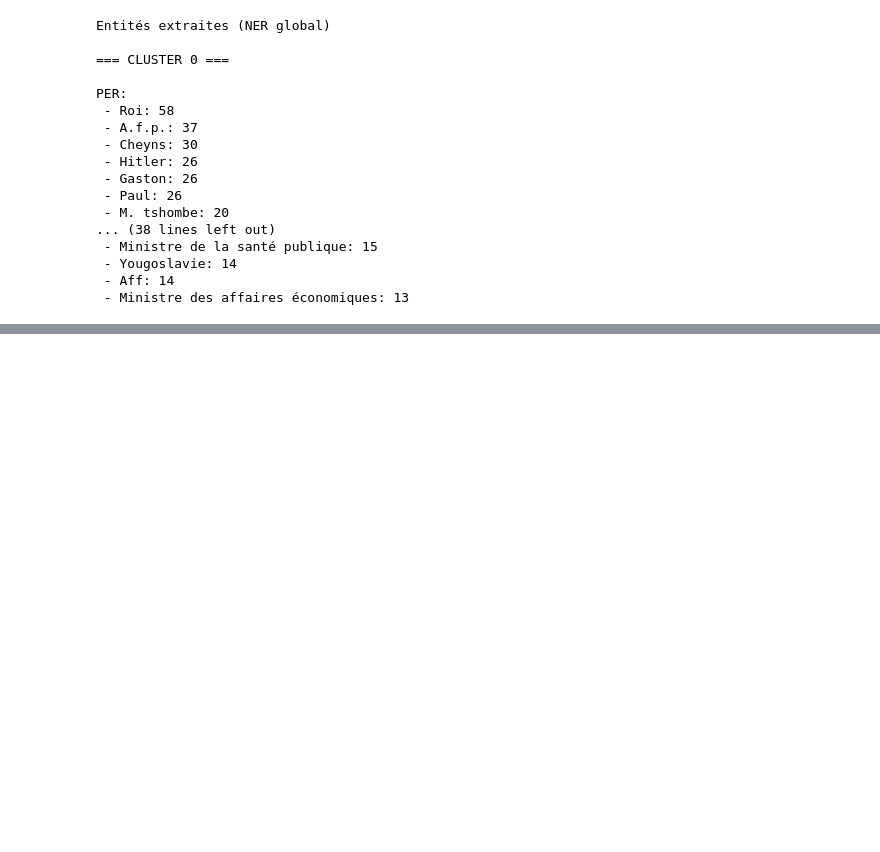
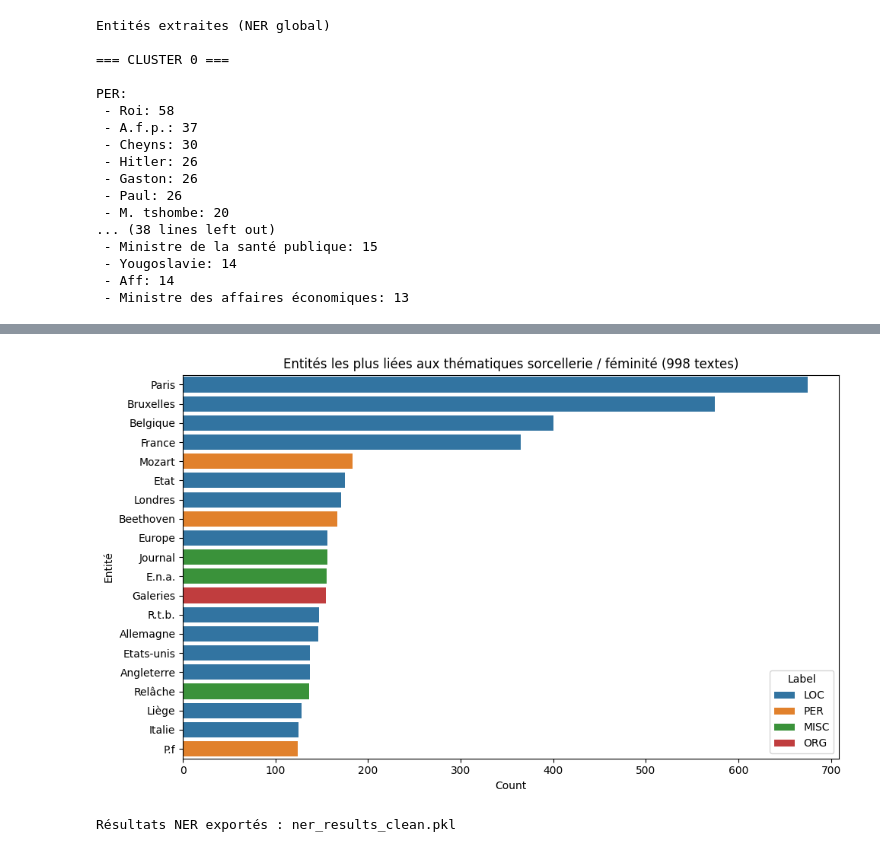
Before and after one commit to IlariaFa/tac, a Jupyter notebook: tps/tp4/s5_ner.ipynb, the cells around one changed output, grey strips where cells are left out. Drawn from its saved outputs; the diff is of its cells as text; code cells hidden in the pictures; blank space fills up the shorter version.

```diff
--- a/tps/tp4/s5_ner.ipynb
+++ b/tps/tp4/s5_ner.ipynb
@@ -466,0 +498,45 @@ PER:
+# %%
+# ============================
+# 10. Cooccurrence avec les thématiques centrales
+# ============================
+theme_words = {"sorcière", "sorcellerie", "féminisme", "femme", "procès", "witch"}
+theme_cooc = Counter()
+
+for text, ents in zip(texts, df_ner["entities"]):
+    text_lower = text.lower()
+    if any(w in text_lower for w in theme_words):
+        for ent, label in ents:
+            theme_cooc[(ent, label)] += 1
+
+top_theme = theme_cooc.most_common(20)
+
+df_theme = pd.DataFrame(top_theme, columns=["Entité", "Count"])
+df_theme["Label"] = df_theme["Entité"].apply(lambda x: x[1])
+df_theme["Entité"] = df_theme["Entité"].apply(lambda x: x[0])
+# %%
+# ============================
+# 11. Visualisation
+# ============================
+plt.figure(figsize=(10, 6))
+sns.barplot(data=df_theme, x="Count", y="Entité", hue="Label")
+plt.title("Entités les plus liées aux thématiques sorcellerie / féminité (998 textes)")
+plt.tight_layout()
+plt.show()
+# %% [output]
+[figure, added]
+# %%
+# ============================
+# 12. Export des résultats
+# ============================
+export_data = {
+    "df_ner": df_ner,
+    "entities_by_cluster": entities_by_cluster,
+    "theme_entities": df_theme
+}
+
+with open("ner_results_clean.pkl", "wb") as f:
+    pickle.dump(export_data, f)
+
+print("Résultats NER exportés : ner_results_clean.pkl")
+# %% [output]
+Résultats NER exportés : ner_results_clean.pkl
```
Also changed, not shown: parts of 1 cell of this notebook, 1 other file.
